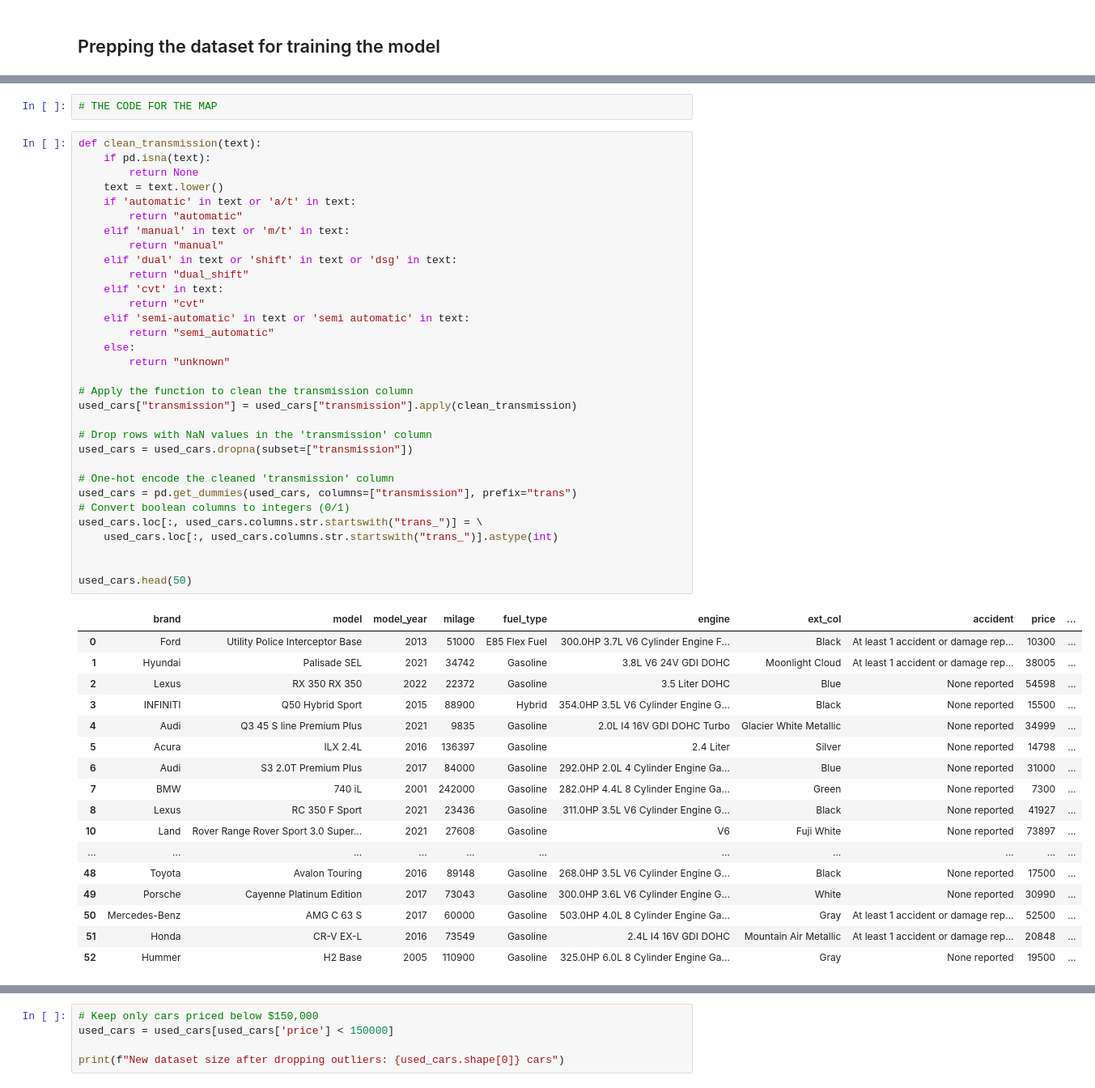
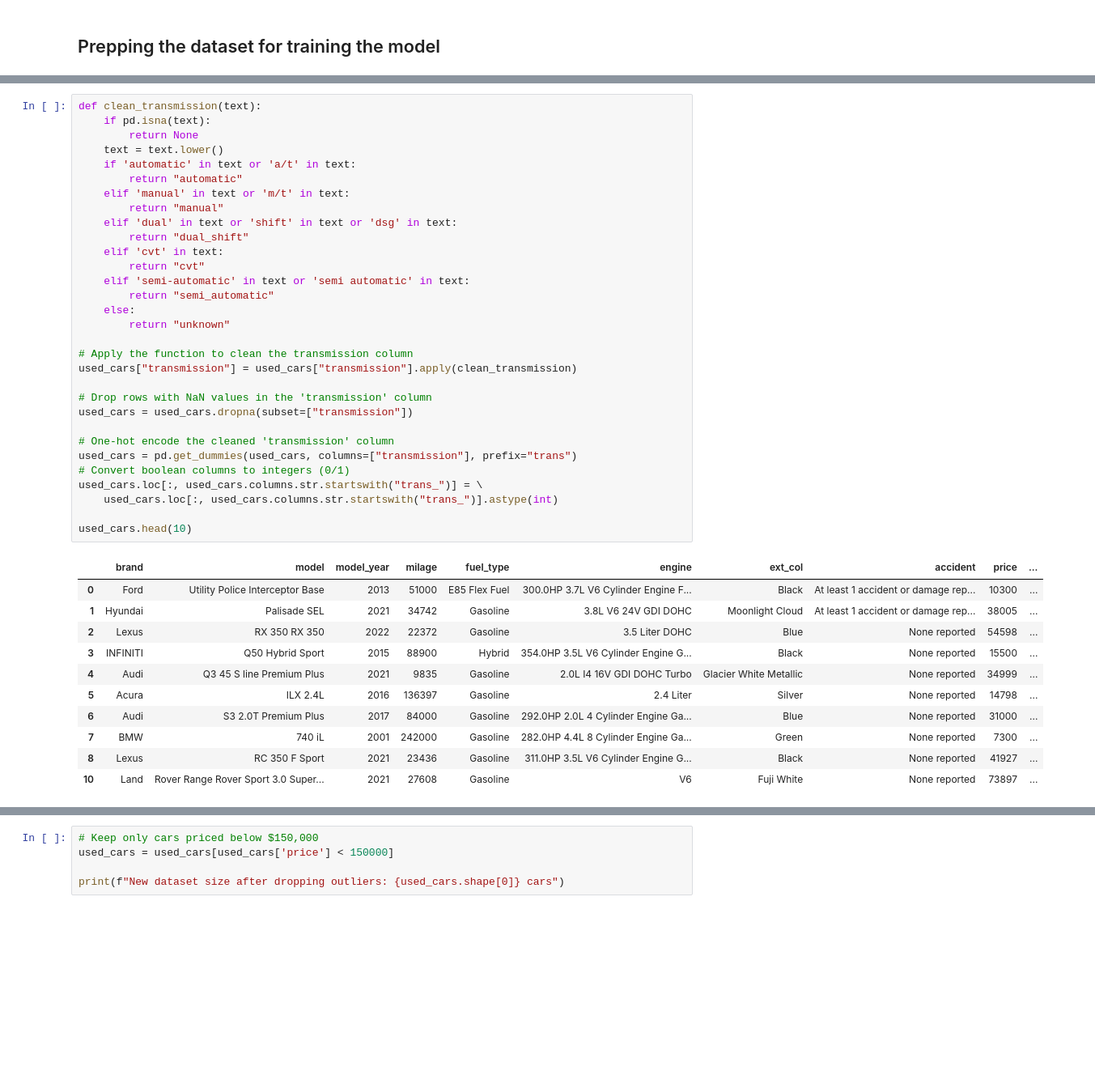
Before and after one commit to jiwenofu/Neural-Network-Project, a Jupyter notebook: ANN_Project.ipynb, the cells around one changed output, grey strips where cells are left out. Shown: that part at 81% size. Saved outputs shown, nothing was run; the diff lists cells and outputs as text; blank space fills up the shorter version.

```diff
--- a/ANN_Project.ipynb
+++ b/ANN_Project.ipynb
@@ -90,5 +88,3 @@ Here we are making the assumption that for example 7-speed and 6-speed a/t can b
-# %%
-# THE CODE FOR THE MAP
 # %%
 def clean_transmission(text):
     if pd.isna(text):
@@ -104,39 +100,32 @@ def clean_transmission(text):
         return "cvt"
     elif 'semi-automatic' in text or 'semi automatic' in text:
         return "semi_automatic"
     else:
         return "unknown"
 
 # Apply the function to clean the transmission column
 used_cars["transmission"] = used_cars["transmission"].apply(clean_transmission)
 
 # Drop rows with NaN values in the 'transmission' column
 used_cars = used_cars.dropna(subset=["transmission"])
 
 # One-hot encode the cleaned 'transmission' column
 used_cars = pd.get_dummies(used_cars, columns=["transmission"], prefix="trans")
 # Convert boolean columns to integers (0/1)
 used_cars.loc[:, used_cars.columns.str.startswith("trans_")] = \
     used_cars.loc[:, used_cars.columns.str.startswith("trans_")].astype(int)
 
-
-used_cars.head(50)
+used_cars.head(10)
 # %% [output]
 |  | brand | model | model_year | milage | fuel_type | engine | ext_col | accident | price | ... |
 | 0 | Ford | Utility Police Interceptor Base | 2013 | 51000 | E85 Flex Fuel | 300.0HP 3.7L V6 Cylinder Engine F... | Black | At least 1 accident or damage rep... | 10300 | ... |
 | 1 | Hyundai | Palisade SEL | 2021 | 34742 | Gasoline | 3.8L V6 24V GDI DOHC | Moonlight Cloud | At least 1 accident or damage rep... | 38005 | ... |
 | 2 | Lexus | RX 350 RX 350 | 2022 | 22372 | Gasoline | 3.5 Liter DOHC | Blue | None reported | 54598 | ... |
 | 3 | INFINITI | Q50 Hybrid Sport | 2015 | 88900 | Hybrid | 354.0HP 3.5L V6 Cylinder Engine G... | Black | None reported | 15500 | ... |
 | 4 | Audi | Q3 45 S line Premium Plus | 2021 | 9835 | Gasoline | 2.0L I4 16V GDI DOHC Turbo | Glacier White Metallic | None reported | 34999 | ... |
 | 5 | Acura | ILX 2.4L | 2016 | 136397 | Gasoline | 2.4 Liter | Silver | None reported | 14798 | ... |
 | 6 | Audi | S3 2.0T Premium Plus | 2017 | 84000 | Gasoline | 292.0HP 2.0L 4 Cylinder Engine Ga... | Blue | None reported | 31000 | ... |
 | 7 | BMW | 740 iL | 2001 | 242000 | Gasoline | 282.0HP 4.4L 8 Cylinder Engine Ga... | Green | None reported | 7300 | ... |
 | 8 | Lexus | RC 350 F Sport | 2021 | 23436 | Gasoline | 311.0HP 3.5L V6 Cylinder Engine G... | Black | None reported | 41927 | ... |
 | 10 | Land | Rover Range Rover Sport 3.0 Super... | 2021 | 27608 | Gasoline | V6 | Fuji White | None reported | 73897 | ... |
-| ... | ... | ... | ... | ... | ... | ... | ... | ... | ... | ... |
-| 48 | Toyota | Avalon Touring | 2016 | 89148 | Gasoline | 268.0HP 3.5L V6 Cylinder Engine G... | Black | None reported | 17500 | ... |
-| 49 | Porsche | Cayenne Platinum Edition | 2017 | 73043 | Gasoline | 300.0HP 3.6L V6 Cylinder Engine G... | White | None reported | 30990 | ... |
-| 50 | Mercedes-Benz | AMG C 63 S | 2017 | 60000 | Gasoline | 503.0HP 4.0L 8 Cylinder Engine Ga... | Gray | At least 1 accident or damage rep... | 52500 | ... |
-| 51 | Honda | CR-V EX-L | 2016 | 73549 | Gasoline | 2.4L I4 16V GDI DOHC | Mountain Air Metallic | At least 1 accident or damage rep... | 20848 | ... |
-| 52 | Hummer | H2 Base | 2005 | 110900 | Gasoline | 325.0HP 6.0L 8 Cylinder Engine Ga... | Gray | None reported | 19500 | ... |
 # %% [markdown]
```
Also changed, not shown: parts of 44 cells of this notebook.
